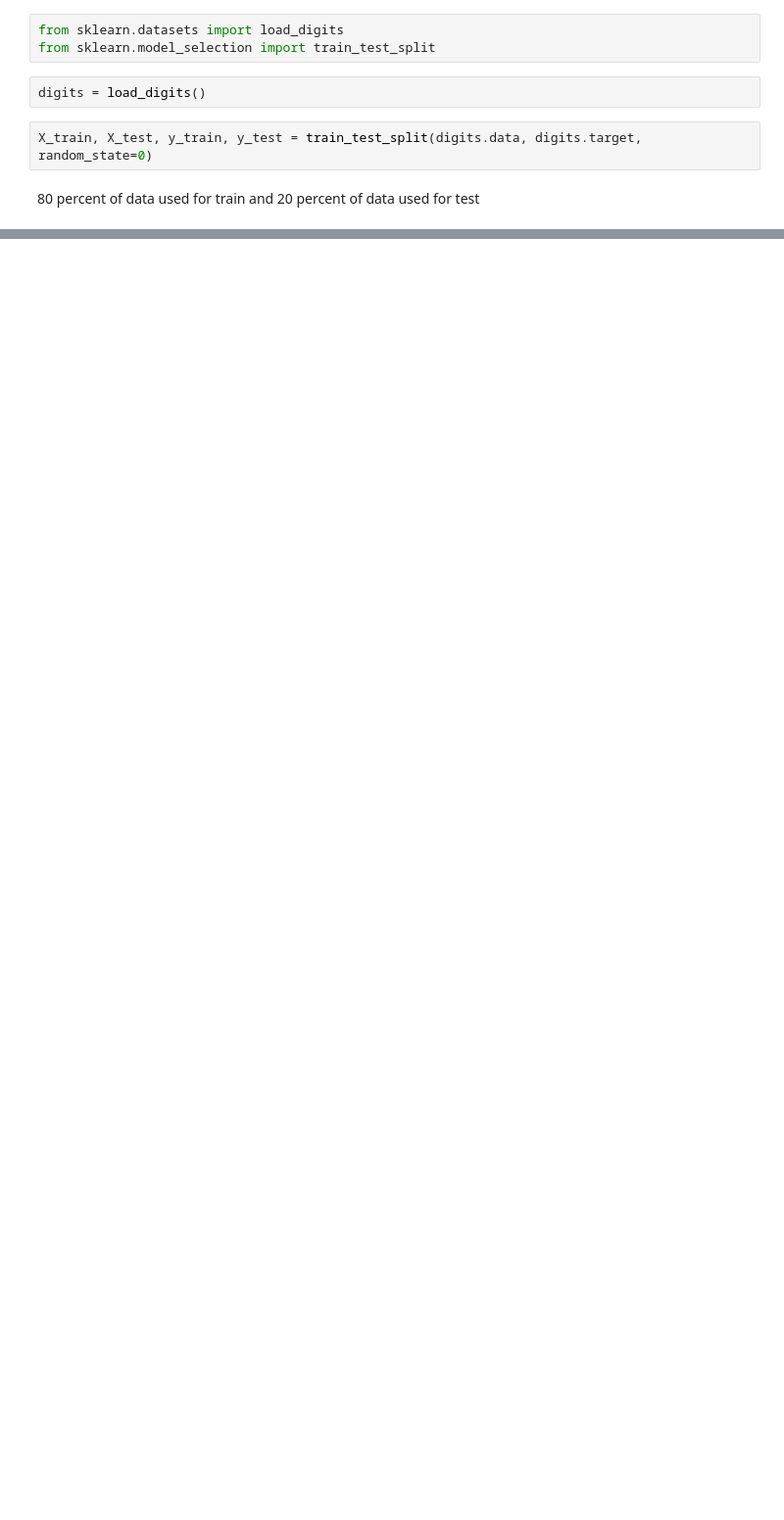
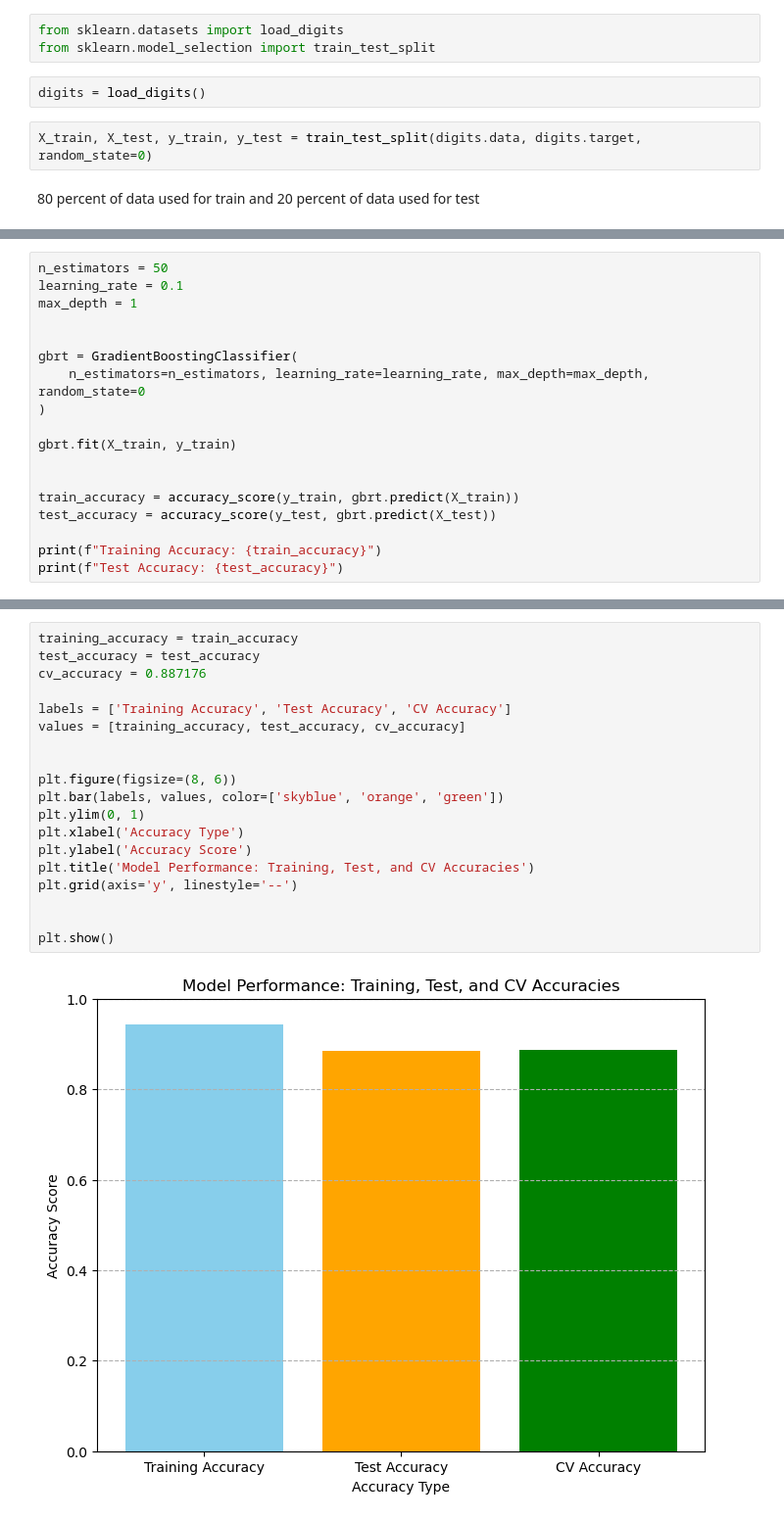
Before and after one commit to mencinas93/GBT-and-SVM, a Jupyter notebook: Midterm_Encinas_Michael_ML.ipynb, the cells around one changed output, grey strips where cells are left out. Shown: that part at 98% size. Drawn from its saved outputs; the diff is of its cells as text; blank space fills up the shorter version.

```diff
--- a/Midterm_Encinas_Michael_ML.ipynb
+++ b/Midterm_Encinas_Michael_ML.ipynb
@@ -179,0 +158,18 @@ plt.show()
+# %%
+n_estimators = 50
+learning_rate = 0.1
+max_depth = 1
+
+
+gbrt = GradientBoostingClassifier(
+    n_estimators=n_estimators, learning_rate=learning_rate, max_depth=max_depth, random_state=0
+)
+
+gbrt.fit(X_train, y_train)
+
+
+train_accuracy = accuracy_score(y_train, gbrt.predict(X_train))
+test_accuracy = accuracy_score(y_test, gbrt.predict(X_test))
+
+print(f"Training Accuracy: {train_accuracy}")
+print(f"Test Accuracy: {test_accuracy}")
@@ -179,0 +179,21 @@ plt.show()
+# %%
+training_accuracy = train_accuracy
+test_accuracy = test_accuracy
+cv_accuracy = 0.887176
+
+labels = ['Training Accuracy', 'Test Accuracy', 'CV Accuracy']
+values = [training_accuracy, test_accuracy, cv_accuracy]
+
+
+plt.figure(figsize=(8, 6))
+plt.bar(labels, values, color=['skyblue', 'orange', 'green'])
+plt.ylim(0, 1)
+plt.xlabel('Accuracy Type')
+plt.ylabel('Accuracy Score')
+plt.title('Model Performance: Training, Test, and CV Accuracies')
+plt.grid(axis='y', linestyle='--')
+
+
+plt.show()
+# %% [output]
+[figure, added]
```
Also changed, not shown: parts of 9 cells of this notebook.
